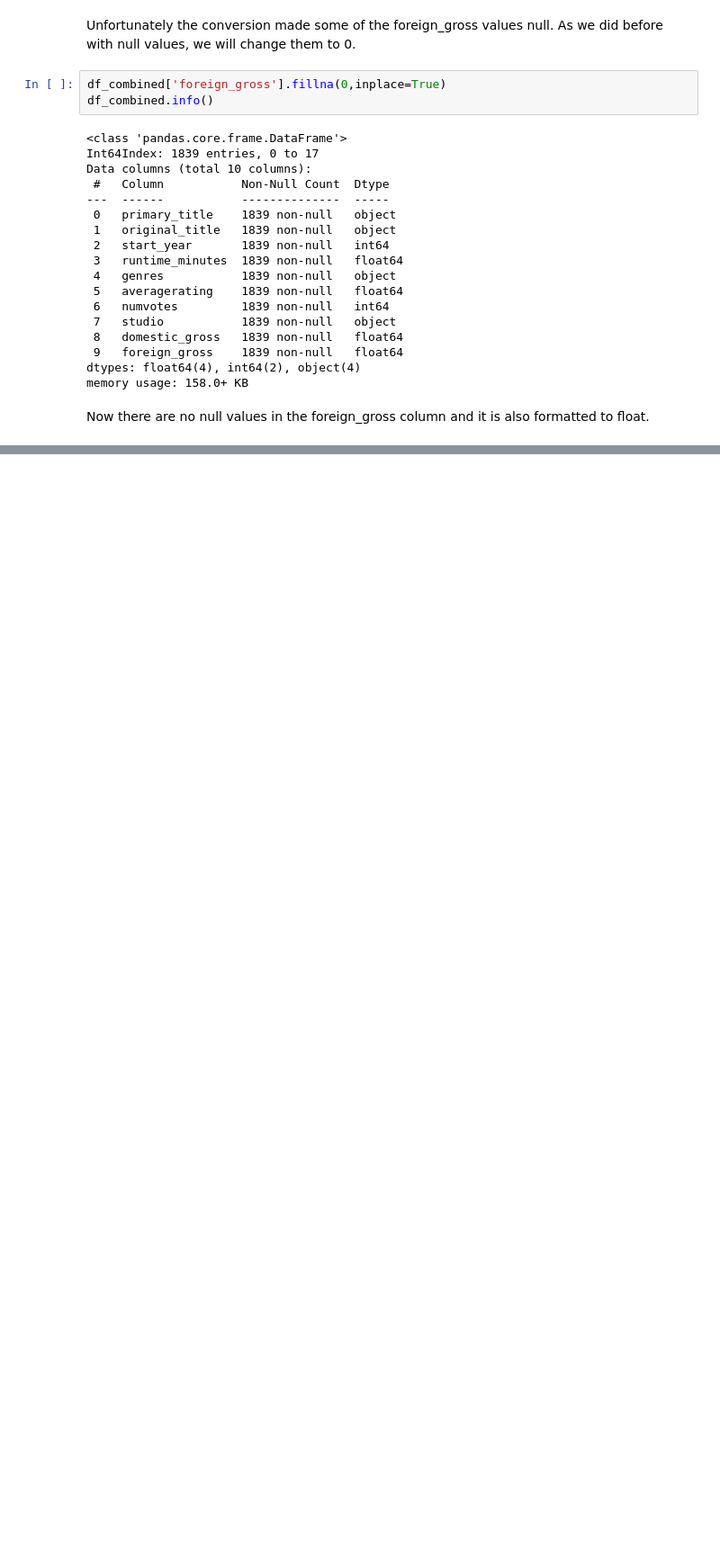
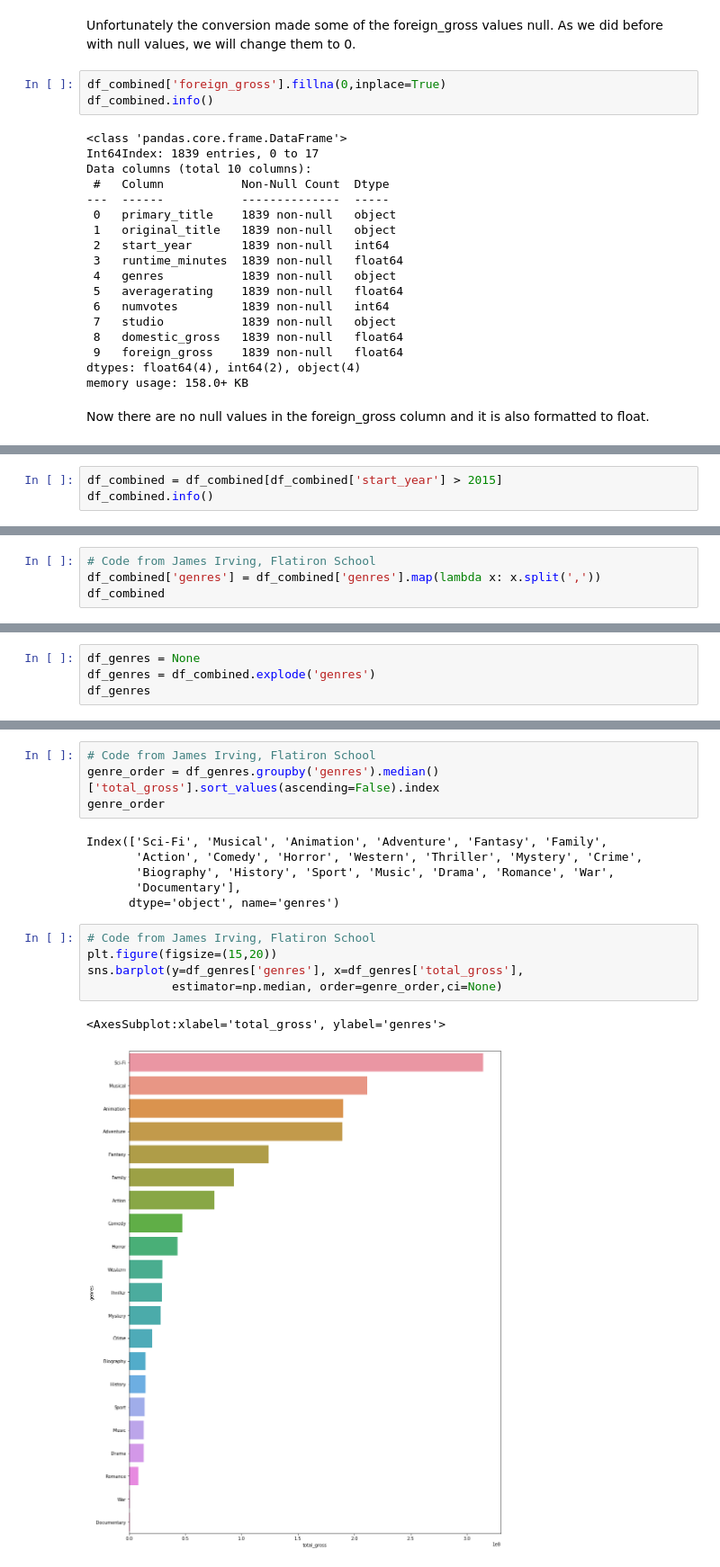
Before and after one commit to drkfitz13/dsc-phase-1-project, a Jupyter notebook: student.ipynb, the cells around one changed output, grey strips where cells are left out. Shown: that part at 90% size. Drawn from its saved outputs; the diff is of its cells as text; blank space fills up the shorter version.

```diff
--- a/student.ipynb
+++ b/student.ipynb
@@ -662,0 +691,3 @@ df_combined.describe()
+# %%
+df_combined = df_combined[df_combined['start_year'] > 2015]
+df_combined.info()
@@ -662,0 +713,4 @@ df_combined.describe()
+# %%
+# Code from James Irving, Flatiron School
+df_combined['genres'] = df_combined['genres'].map(lambda x: x.split(','))
+df_combined
@@ -662,0 +736,4 @@ df_combined.describe()
+# %%
+df_genres = None
+df_genres = df_combined.explode('genres')
+df_genres
@@ -662,0 +754,18 @@ df_combined.describe()
+# %%
+# Code from James Irving, Flatiron School
+genre_order = df_genres.groupby('genres').median()['total_gross'].sort_values(ascending=False).index
+genre_order
+# %% [output]
+Index(['Sci-Fi', 'Musical', 'Animation', 'Adventure', 'Fantasy', 'Family',
+       'Action', 'Comedy', 'Horror', 'Western', 'Thriller', 'Mystery', 'Crime',
+       'Biography', 'History', 'Sport', 'Music', 'Drama', 'Romance', 'War',
+       'Documentary'],
+      dtype='object', name='genres')
+# %%
+# Code from James Irving, Flatiron School
+plt.figure(figsize=(15,20))
+sns.barplot(y=df_genres['genres'], x=df_genres['total_gross'],
+            estimator=np.median, order=genre_order,ci=None)
+# %% [output]
+<AxesSubplot:xlabel='total_gross', ylabel='genres'>
+[figure, added]
```
Also changed, not shown: parts of 36 cells of this notebook.
